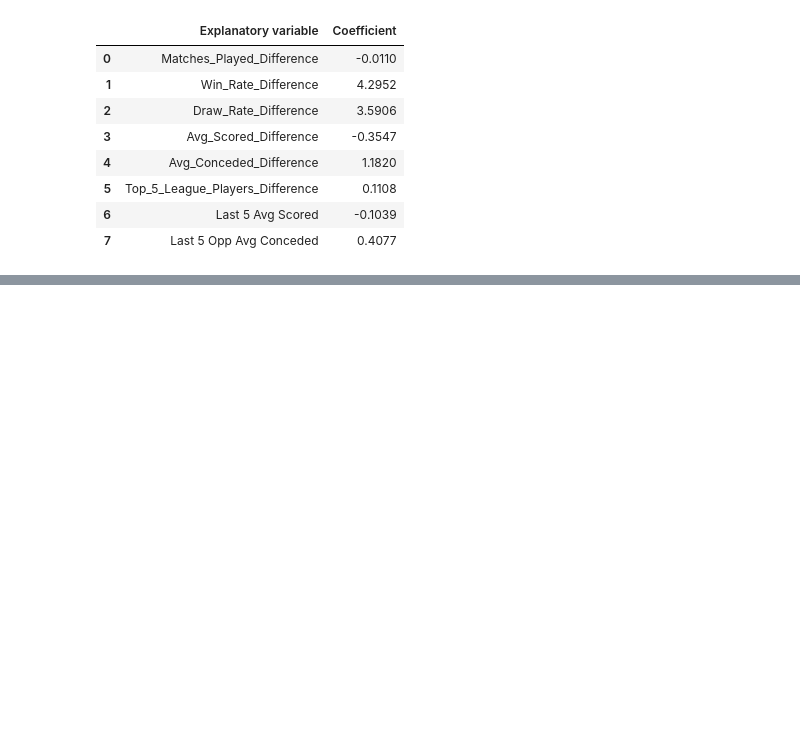
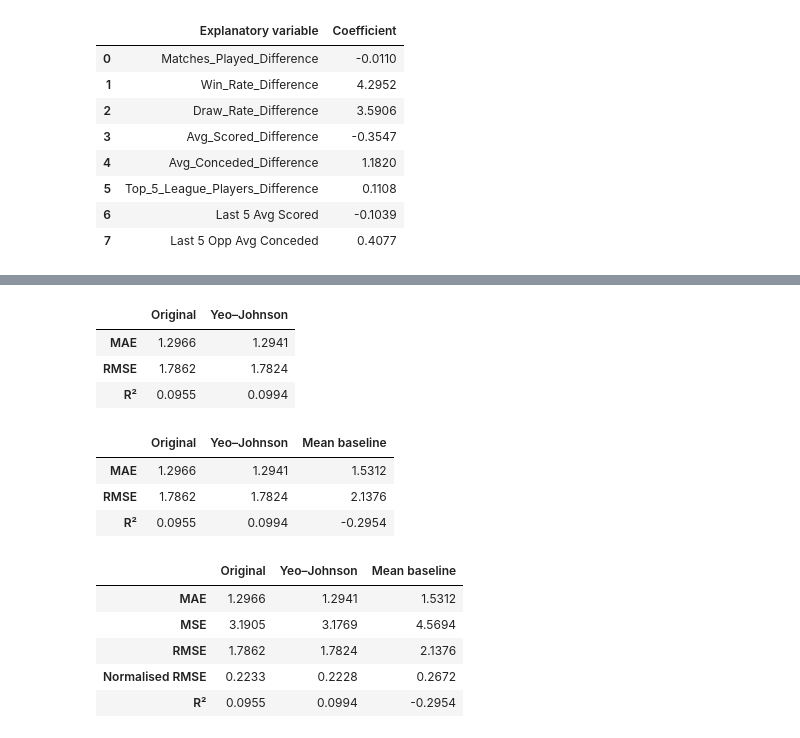
Before and after one commit to ethanwarthold/HIT140_A3, a Jupyter notebook: Linear_Regression_2.1/main.ipynb, the cells around one changed output, grey strips where cells are left out. Cells and saved outputs as stored; diff of their text form; code cells hidden in the pictures; blank space fills up the shorter version.

```diff
--- a/Linear_Regression_2.1/main.ipynb
+++ b/Linear_Regression_2.1/main.ipynb
@@ -312,0 +409,69 @@ Intercept: -0.1276
+# %%
+#fitting both approaches on the full training set and comparing their test predictions
+from sklearn import metrics
+
+# Fitted the transformed model using all training matches.
+yj_model.fit(X_train, y_train)
+
+# Evaluating both approaches on the same test matches.
+predictions = model.predict(X_test)
+predictions_yj = yj_model.predict(X_test)
+
+test_comparison = pd.DataFrame({
+    "Original": [
+        metrics.mean_absolute_error(y_test, predictions),
+        metrics.mean_squared_error(y_test, predictions) ** 0.5,
+        metrics.r2_score(y_test, predictions)
+    ],
+    "Yeo–Johnson": [
+        metrics.mean_absolute_error(y_test, predictions_yj),
+        metrics.mean_squared_error(y_test, predictions_yj) ** 0.5,
+        metrics.r2_score(y_test, predictions_yj)
+    ]
+}, index=["MAE", "RMSE", "R²"])
+
+test_comparison.round(4)
+# %% [output]
+|  | Original | Yeo–Johnson |
+| MAE | 1.2966 | 1.2941 |
+| RMSE | 1.7862 | 1.7824 |
+| R² | 0.0955 | 0.0994 |
+# %%
+# Predicting the training mean for every test match.
+baseline = [y_train.mean()] * len(y_test)
+
+test_comparison["Mean baseline"] = [
+    metrics.mean_absolute_error(y_test, baseline),
+    metrics.mean_squared_error(y_test, baseline) ** 0.5,
+    metrics.r2_score(y_test, baseline)
+]
+
+test_comparison.round(4)
+# %% [output]
+|  | Original | Yeo–Johnson | Mean baseline |
+| MAE | 1.2966 | 1.2941 | 1.5312 |
+| RMSE | 1.7862 | 1.7824 | 2.1376 |
+| R² | 0.0955 | 0.0994 | -0.2954 |
+# %%
+# Completing the evaluation table.
+test_comparison.loc["MSE"] = [
+    metrics.mean_squared_error(y_test, predictions),
+    metrics.mean_squared_error(y_test, predictions_yj),
+    metrics.mean_squared_error(y_test, baseline)
+]
+
+# Normalising RMSE using the range of test goal differences.
+test_comparison.loc["Normalised RMSE"] = (
+    test_comparison.loc["RMSE"] / (y_test.max() - y_test.min())
+)
+
+test_comparison.loc[
+    ["MAE", "MSE", "RMSE", "Normalised RMSE", "R²"]
+].round(4)
+# %% [output]
+|  | Original | Yeo–Johnson | Mean baseline |
+| MAE | 1.2966 | 1.2941 | 1.5312 |
+| MSE | 3.1905 | 3.1769 | 4.5694 |
+| RMSE | 1.7862 | 1.7824 | 2.1376 |
+| Normalised RMSE | 0.2233 | 0.2228 | 0.2672 |
+| R² | 0.0955 | 0.0994 | -0.2954 |
```
Also changed, not shown: parts of 6 cells of this notebook, 3 other files.
